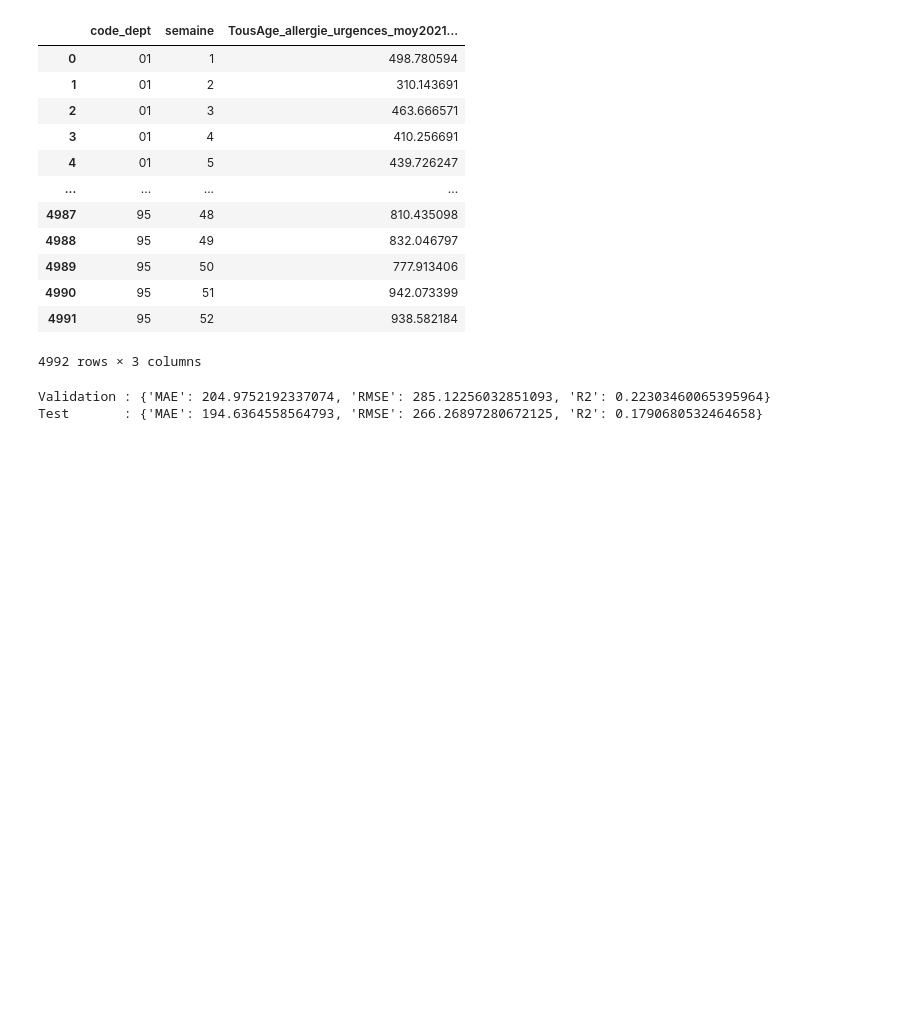
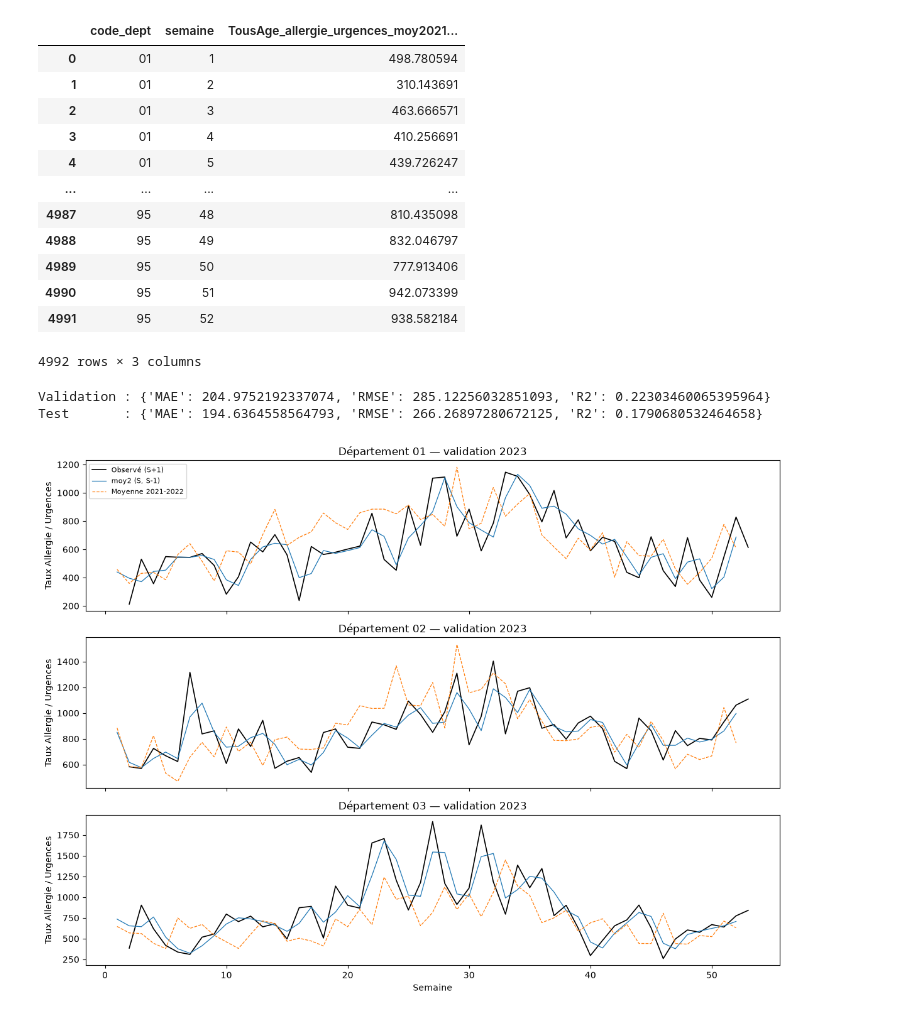
Before and after one commit to jbrocardplatim/LIORA_PROJET_PATHO_RESPIRATOIRES, a Jupyter notebook: notebooks/JAC_Baselines_TousAges_allergie_urgence.ipynb, the cells around one changed output. Saved outputs shown, nothing was run; the diff lists cells and outputs as text; code cells hidden in the pictures; blank space fills up the shorter version.

```diff
--- a/notebooks/JAC_Baselines_TousAges_allergie_urgence.ipynb
+++ b/notebooks/JAC_Baselines_TousAges_allergie_urgence.ipynb
@@ -3,7 +3,7 @@ import pandas as pd
 import numpy as np
 import matplotlib.pyplot as plt
 
-df=pd.read_csv('Merge_final.csv')
+df=pd.read_csv('../data/final_metropole/Merge_final.csv')
 
 display(df.shape)
 display(df.head())
@@ -217,3 +217,25 @@ print("Test       :", scores(test["target"], moy2021_2023["TousAge_allergie_urge
 # %% [output]
 Validation : {'MAE': 204.9752192337074, 'RMSE': 285.12256032851093, 'R2': 0.22303460065395964}
 Test       : {'MAE': 194.6364558564793, 'RMSE': 266.26897280672125, 'R2': 0.1790680532464658}
+# %%
+depts = ["01", "02", "03"]
+
+# Une table de validation avec toutes les prédictions alignées par (département, semaine)
+v = val.merge(moy2021_2022, on=["code_dept", "semaine"], how="left")
+
+fig, axes = plt.subplots(3, 1, figsize=(12, 9), sharex=True)
+for ax, d in zip(axes, depts):
+    s = v[v["code_dept"] == d]
+    ax.plot(s["semaine"]+1, s["target"], color="black", linewidth=1.2, label="Observé (S+1)")
+    #ax.plot(s["semaine"], s["TousAge_allergie_urgences"], linewidth=0.7, label="Persistance (S)")
+    ax.plot(s["semaine"], s["TousAge_allergie_urgences_moy2"], linewidth=0.9, label="moy2 (S, S-1)")
+    ax.plot(s["semaine"], s["TousAge_allergie_urgences_moy2021_2022"], linewidth=0.9,
+            linestyle="--", label="Moyenne 2021-2022")
+    ax.set_title(f"Département {d} — validation 2023")
+    ax.set_ylabel("Taux Allergie / Urgences")
+axes[0].legend(loc="upper left", fontsize=8)
+axes[-1].set_xlabel("Semaine")
+plt.tight_layout()
+plt.show()
+# %% [output]
+[figure, added]
```
Also changed, not shown: 1 other file.
